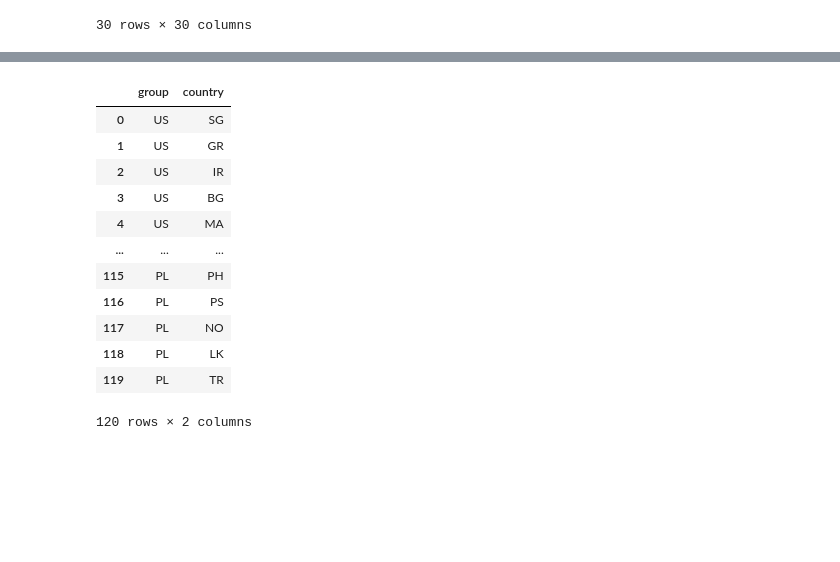
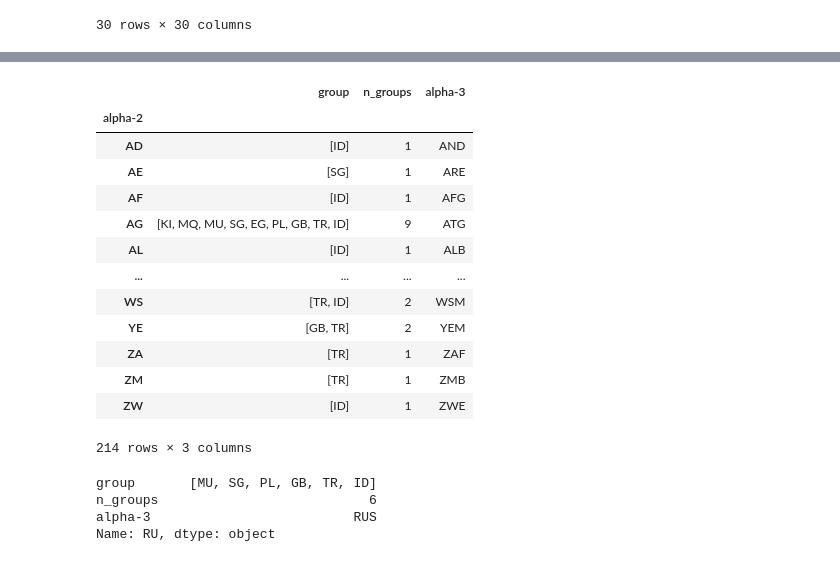
Before and after one commit to irivorobey/geoTopics, a Jupyter notebook: irina/test_clustering.ipynb, the cells around one changed output, grey strips where cells are left out. Drawn from its saved outputs; the diff is of its cells as text; code cells hidden in the pictures; blank space fills up the shorter version.

```diff
--- a/irina/test_clustering.ipynb
+++ b/irina/test_clustering.ipynb
@@ -171,16 +193,16 @@ while
 # %%
-c_list = level1 + ["GB", "PL"]
-test_array = np.zeros((len(c_list), len(c_list)))
-n=20
-level1_step1_list = []
-
-group_dict = {}
-for i, c1 in enumerate(c_list):
-    c1_list = df_dist.loc[[c1]].apply(lambda row: uf.bottom_n_columns(row, n), axis=1).iloc[0]
-    level1_step1_list += c1_list
-    group_dict[c1] = c1_list
-    for j, c2 in enumerate(c_list):
-        c2_list = df_dist.loc[[c2]].apply(lambda row: uf.bottom_n_columns(row, n), axis=1).iloc[0]
-        test_array[i, j] = len(list(set(c1_list) & set(c2_list)))
-level1_step2_list = list(set(level1_step1_list))
+# # c_list = level1 + ["GB", "PL"]
+# test_array = np.zeros((len(c_list), len(c_list)))
+# n=20
+# level1_step1_list = []
+#
+# group_dict = {}
+# for i, c1 in enumerate(c_list):
+#     c1_list = df_dist.loc[[c1]].apply(lambda row: uf.bottom_n_columns(row, n), axis=1).iloc[0]
+#     level1_step1_list += c1_list
+#     group_dict[c1] = c1_list
+#     for j, c2 in enumerate(c_list):
+#         c2_list = df_dist.loc[[c2]].apply(lambda row: uf.bottom_n_columns(row, n), axis=1).iloc[0]
+#         test_array[i, j] = len(list(set(c1_list) & set(c2_list)))
+# level1_step2_list = list(set(level1_step1_list))
 # %%
@@ -228,16 +250,37 @@ list(set(group_dict["US"]) & set(group_dict["CN"]))
 # %%
-pd.DataFrame.from_dict(group_dict).melt(var_name="group", value_name="country")
+df_test = (
+    pd.DataFrame.from_dict(group_dict, orient="index")
+    .reset_index(names="group")
+    .melt(id_vars="group", value_name="country")
+    .drop("variable", axis=1)
+    .dropna(subset="country")
+    .groupby("country")
+    .agg(list)
+    .assign(n_groups=lambda df: [len(g) for g in df.group])
+    # .query("n_groups > 1")
+    .merge(uf.df_country[["alpha-2", "alpha-3"]], left_index=True, right_on="alpha-2", how="left")
+    .set_index("alpha-2")
+)
+df_test
 # %% [output]
-|  | group | country |
-| 0 | US | SG |
-| 1 | US | GR |
-| 2 | US | IR |
-| 3 | US | BG |
-| 4 | US | MA |
-| ... | ... | ... |
-| 115 | PL | PH |
-| 116 | PL | PS |
-| 117 | PL | NO |
-| 118 | PL | LK |
-| 119 | PL | TR |
+|  | group | n_groups | alpha-3 |
+| alpha-2 |  |  |  |
+| AD | [ID] | 1 | AND |
+| AE | [SG] | 1 | ARE |
+| AF | [ID] | 1 | AFG |
+| AG | [KI, MQ, MU, SG, EG, PL, GB, TR, ID] | 9 | ATG |
+| AL | [ID] | 1 | ALB |
+| ... | ... | ... | ... |
+| WS | [TR, ID] | 2 | WSM |
+| YE | [GB, TR] | 2 | YEM |
+| ZA | [TR] | 1 | ZAF |
+| ZM | [TR] | 1 | ZMB |
+| ZW | [ID] | 1 | ZWE |
-120 rows × 2 columns
+214 rows × 3 columns
+# %%
+df_test.loc["RU"]
+# %% [output]
+group       [MU, SG, PL, GB, TR, ID]
+n_groups                           6
+alpha-3                          RUS
+Name: RU, dtype: object
```
Also changed, not shown: parts of 14 cells of this notebook, 2 other files.
